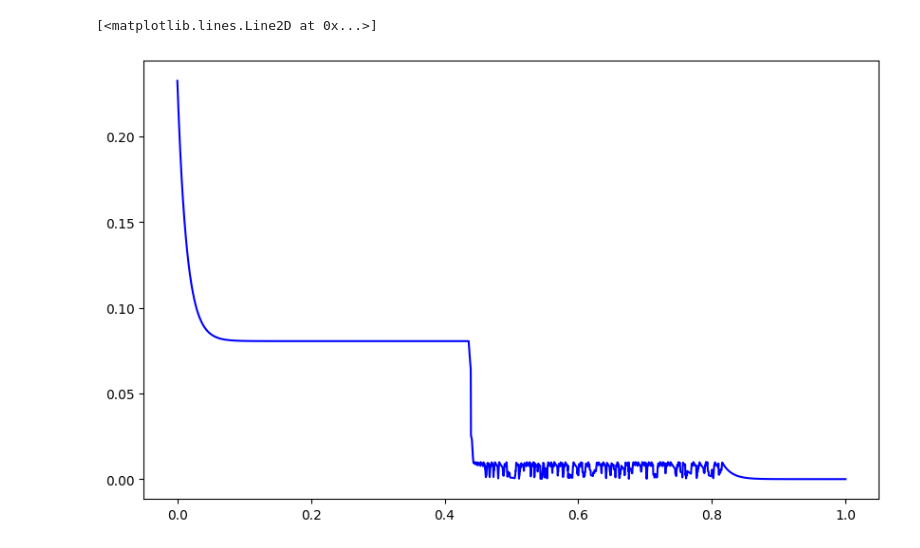
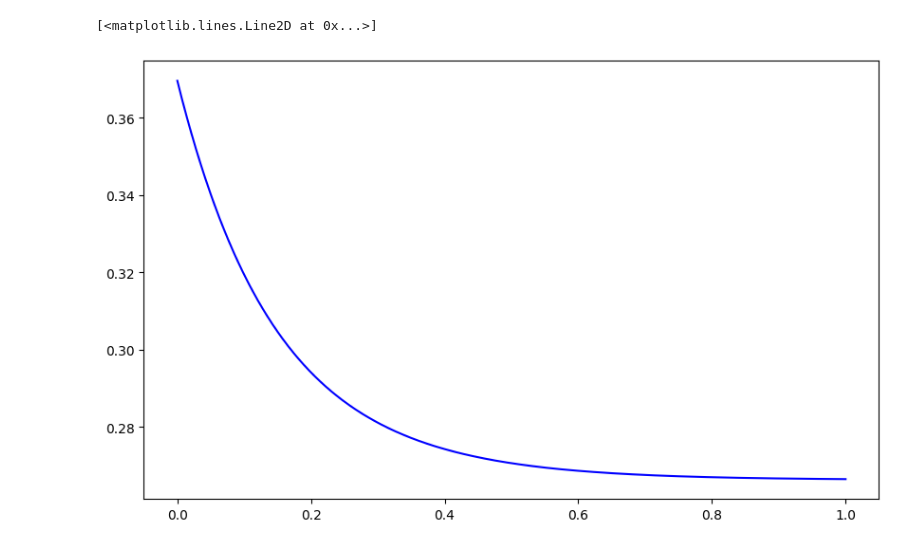
Before and after one commit to jhri626/Lfd, a Jupyter notebook: CONDOR-Copy2/src/dist_plot.ipynb, the cells around one changed output. Saved outputs shown, nothing was run; the diff lists cells and outputs as text; code cells hidden in the pictures.

```diff
--- a/CONDOR-Copy2/src/dist_plot.ipynb
+++ b/CONDOR-Copy2/src/dist_plot.ipynb
@@ -149,14 +150,14 @@ ValueError: x and y must have same first dimension, but have shapes (1119,) and
 # %%
-data = np.load('exp_result/state_dynamics/sasaki/new_metric/eta5/7/stats/all_dist_history.npy')
+data = np.load('exp_result/state_dynamics/sasaki/new_metric/eta0.2/8/stats/grid_dist_history.npy')
 # %%
 
-y1 = data[:,0]
+y1 = data[:,12]
 x1 = np.linspace(0,1,len(y1))
 # 그래프 설정
 plt.figure(figsize=(10, 6))
 
 # 데이터 1 플롯 (파란색 실선)
 plt.plot(x1, y1, label='eta=0.2', color='blue', linestyle='-')
 # %% [output]
 [<matplotlib.lines.Line2D at 0x...>]
-[figure, old version]
+[figure, new version]
```
Also changed, not shown: parts of 4 cells of this notebook, 14 other files.
